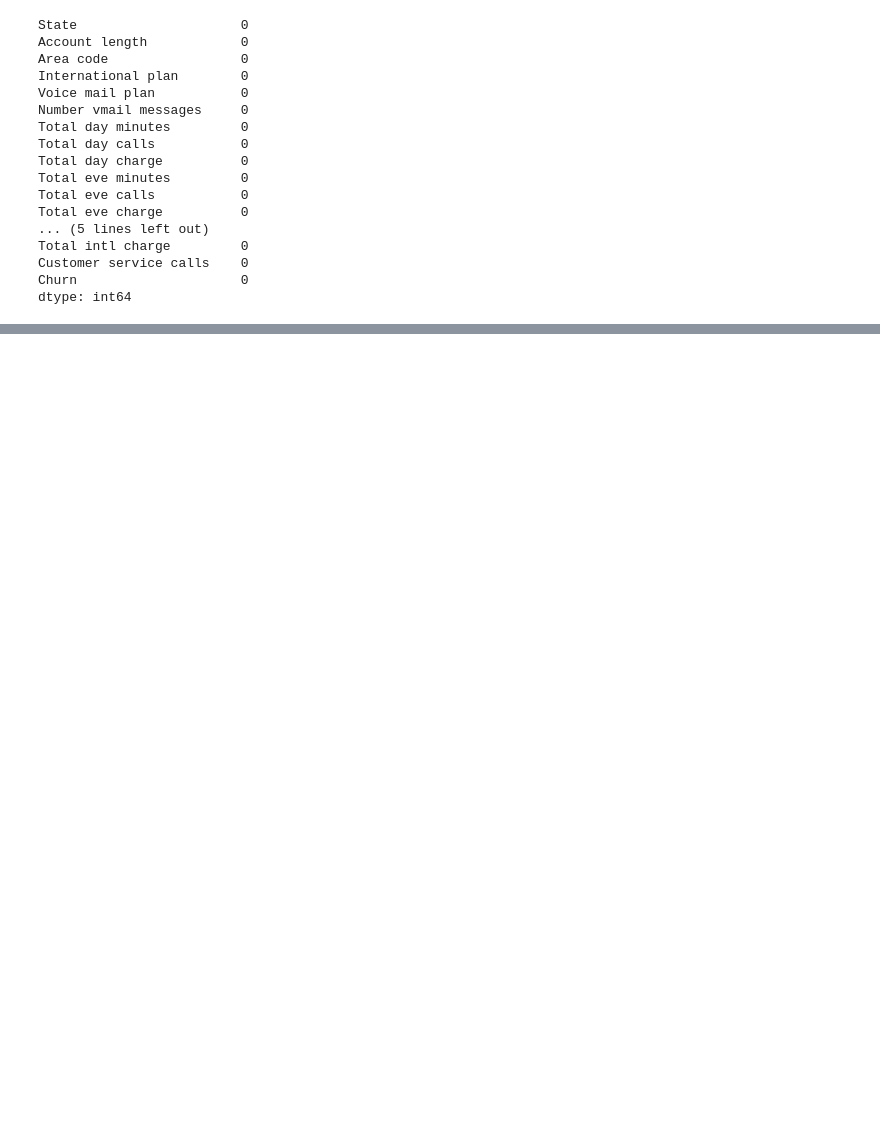
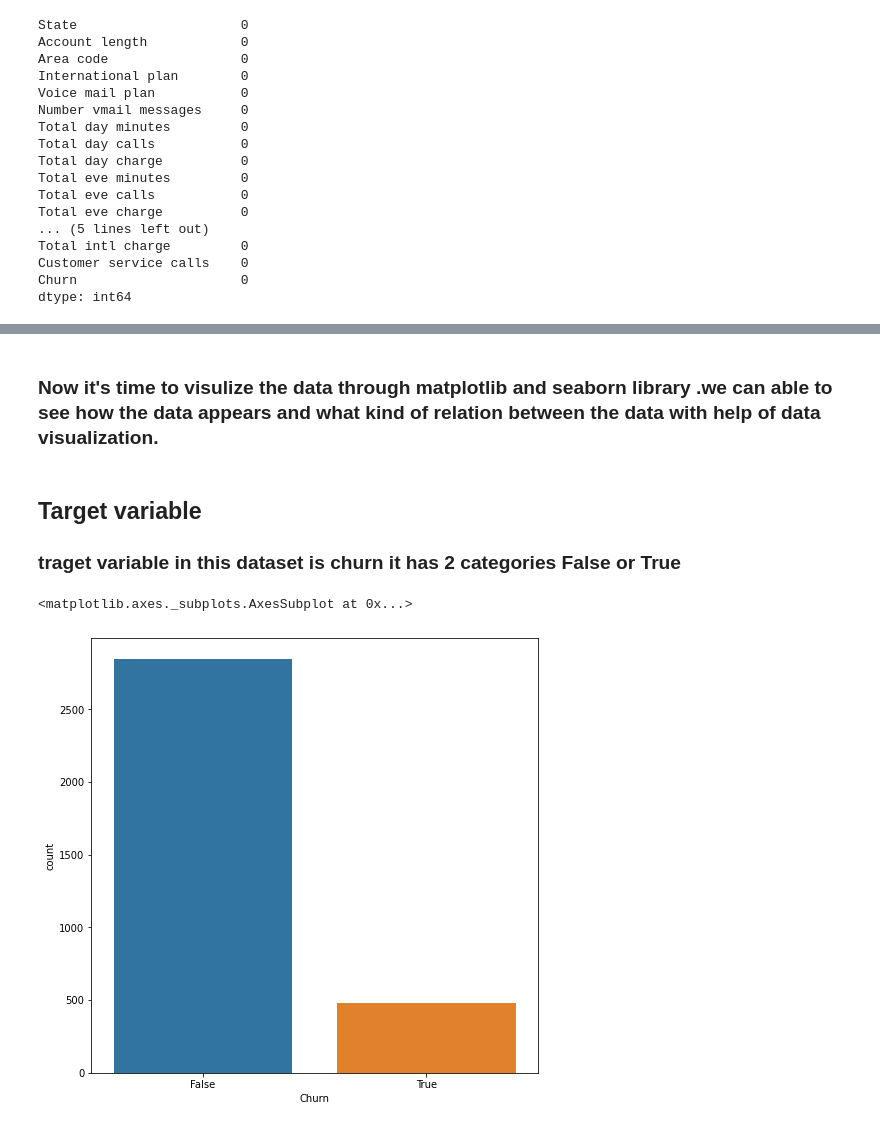
Before and after one commit to Manojpatil123/Capstone-project-eda-on-telecom-chrun, a Jupyter notebook: Telecom_Churn_Analysis_Capstone_Project.ipynb, the cells around one changed output, grey strips where cells are left out. Drawn from its saved outputs; the diff is of its cells as text; code cells hidden in the pictures; blank space fills up the shorter version.

```diff
--- a/Telecom_Churn_Analysis_Capstone_Project.ipynb
+++ b/Telecom_Churn_Analysis_Capstone_Project.ipynb
@@ -179,0 +257,4 @@ from the above result we can observe there is no null value in our data set
+# %%
+telecom1["total_calls_each_day"]=telecom1["Total day calls"]+telecom1["Total eve calls"]+telecom1["Total night calls"]
+telecom1["total_mins_each_day"]=telecom1["Total day minutes"]+telecom1["Total eve minutes"]+telecom1["Total night minutes"]
+telecom1["total_charge_each_day"]=telecom1["Total day charge"]+telecom1["Total eve charge"]+telecom1["Total night charge"]
@@ -179,0 +283,12 @@ from the above result we can observe there is no null value in our data set
+# %% [markdown]
+### Now it's time to visulize the data through matplotlib and seaborn library .we can able to see how the data appears and what kind of relation between the data with help of data visualization.
+# %% [markdown]
+## Target variable
+
+### traget variable in this dataset is churn it has 2 categories False or True
+# %%
+plt.figure(figsize=(8,8))
+sns.countplot(x=telecom1["Churn"])
+# %% [output]
+<matplotlib.axes._subplots.AxesSubplot at 0x...>
+[figure, added]
```
Also changed, not shown: parts of 34 cells of this notebook.
